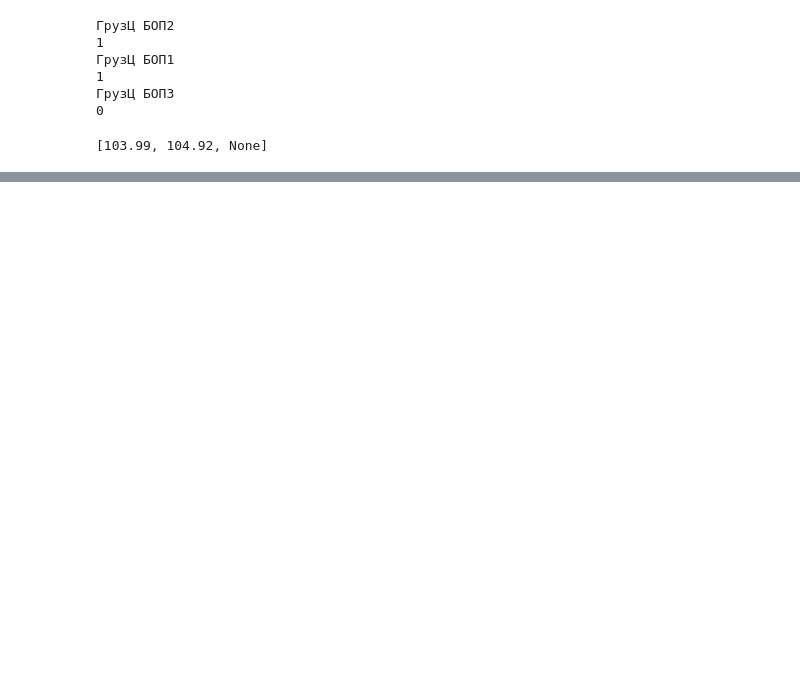
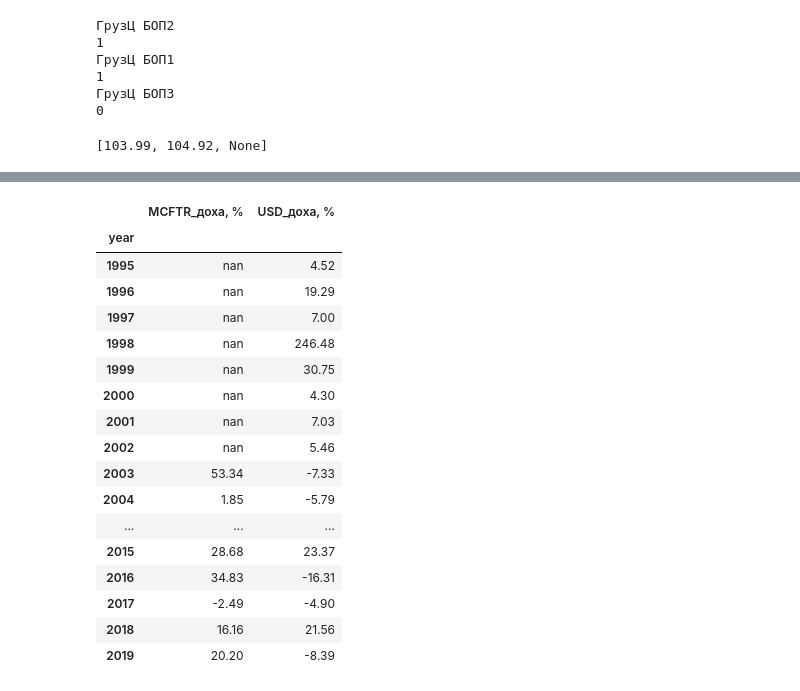
Before and after one commit to nerevar/stock_prices, a Jupyter notebook: analyze_data.ipynb, the cells around one changed output, grey strips where cells are left out. Cells and saved outputs as stored; diff of their text form; code cells hidden in the pictures; blank space fills up the shorter version.

```diff
--- a/analyze_data.ipynb
+++ b/analyze_data.ipynb
@@ -238,0 +259,48 @@ result
+# %%
+def calc_yield(groups):
+    data = groups[groups.notnull()]
+    if data.empty:
+        return float('nan')
+
+    first = float(data.iloc[0])
+    last = float(data.iloc[-1])
+#     print(first, last, last-first, (last - first) / first)
+    percent = (last - first) / first * 100
+    return percent
+#     return '{:4.2f}%'.format(percent)
+
+grouped = df.groupby('year').agg(OrderedDict([
+    ('MCFTR', OrderedDict([
+#         ('first', lambda x: x.iloc[0]),
+#         ('last', lambda x: x.iloc[-1]),
+        ('доха, %', calc_yield)
+    ])),
+    ('USD', OrderedDict([
+#         ('from', lambda x: x.iloc[0]),
+#         ('to', lambda x: x.iloc[-1]),
+        ('доха, %', calc_yield)
+    ])),
+]))
+
+grouped.columns = ['_'.join(x) for x in grouped.columns.ravel()]
+
+grouped
+# %% [output]
+|  | MCFTR_доха, % | USD_доха, % |
+| year |  |  |
+| 1995 | nan | 4.52 |
+| 1996 | nan | 19.29 |
+| 1997 | nan | 7.00 |
+| 1998 | nan | 246.48 |
+| 1999 | nan | 30.75 |
+| 2000 | nan | 4.30 |
+| 2001 | nan | 7.03 |
+| 2002 | nan | 5.46 |
+| 2003 | 53.34 | -7.33 |
+| 2004 | 1.85 | -5.79 |
+| ... | ... | ... |
+| 2015 | 28.68 | 23.37 |
+| 2016 | 34.83 | -16.31 |
+| 2017 | -2.49 | -4.90 |
+| 2018 | 16.16 | 21.56 |
+| 2019 | 20.20 | -8.39 |
```
Also changed, not shown: parts of 4 cells of this notebook.
